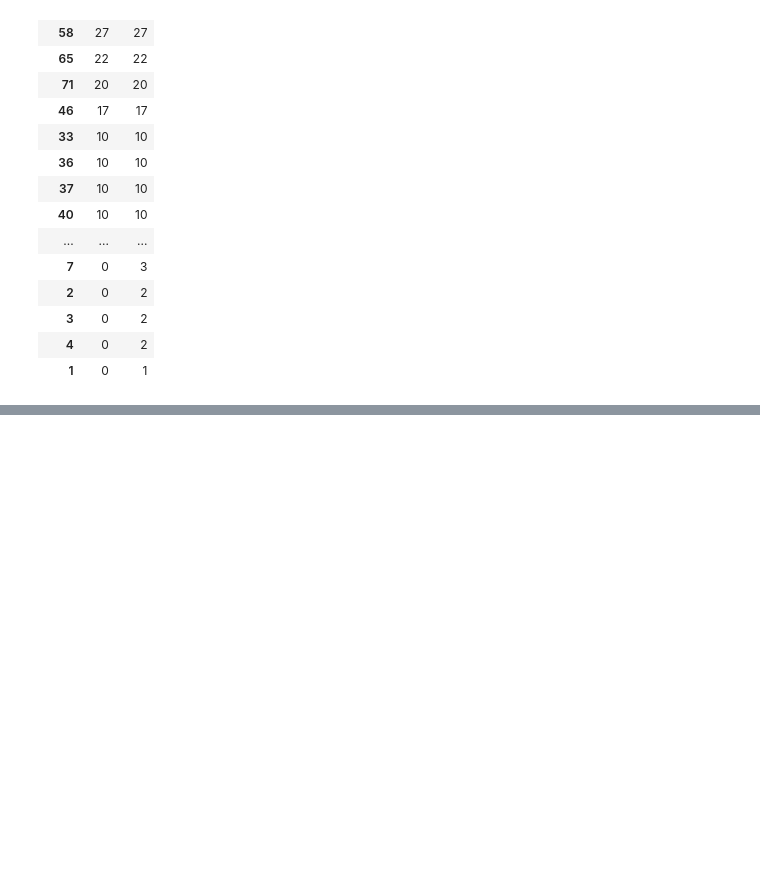
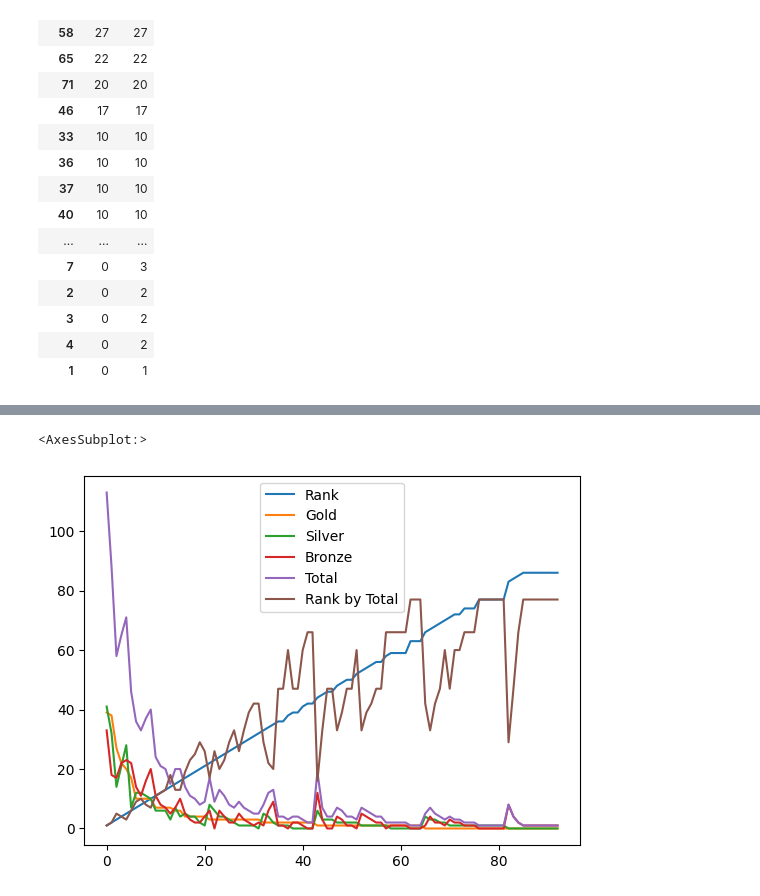
Before and after one commit to mcleroj/Python, a Jupyter notebook: BasicNotes.ipynb, the cells around one changed output, grey strips where cells are left out. Cells and saved outputs as stored; diff of their text form; code cells hidden in the pictures; blank space fills up the shorter version.

```diff
--- a/BasicNotes.ipynb
+++ b/BasicNotes.ipynb
@@ -149,0 +164,5 @@ medal_count.plot.box(column="Gold", by=None, ax=None)
+# %%
+medal_count.plot()
+# %% [output]
+<AxesSubplot:>
+[figure, added]
```
Also changed, not shown: parts of 2 cells of this notebook.
